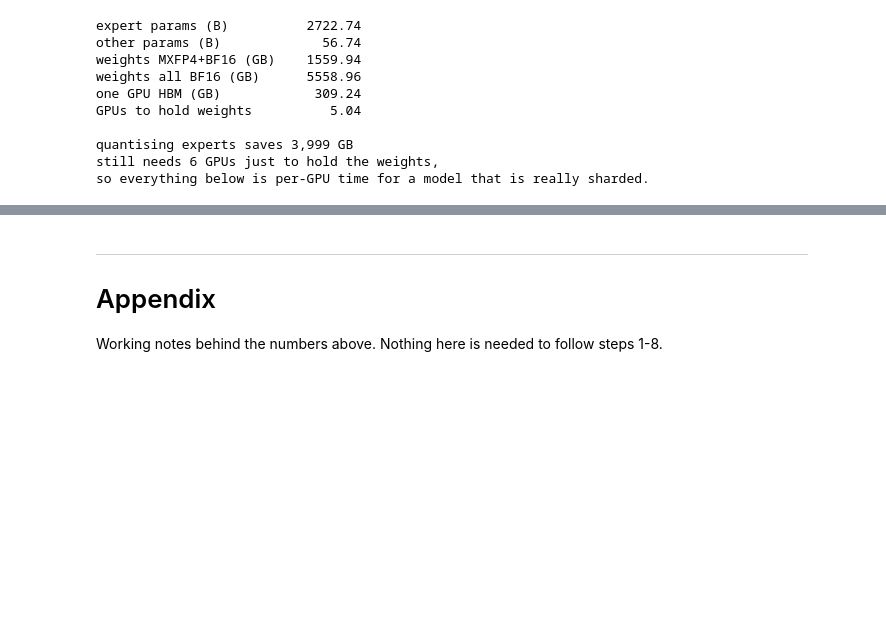
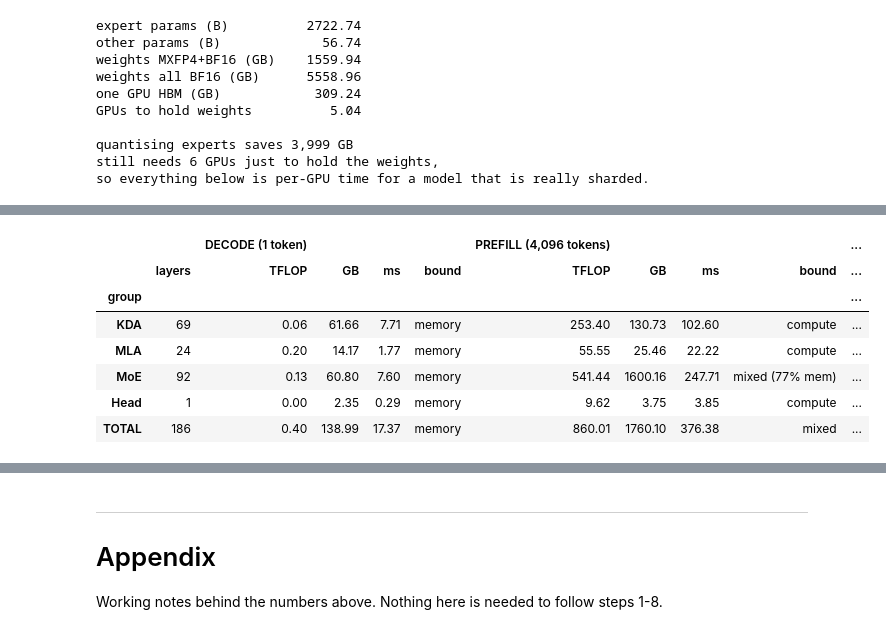
Before and after one commit to dougUCN/kimik3-exercise, a Jupyter notebook: roofline.ipynb, the cells around one changed output, grey strips where cells are left out. Saved outputs shown, nothing was run; the diff lists cells and outputs as text; code cells hidden in the pictures; blank space fills up the shorter version.

```diff
--- a/roofline.ipynb
+++ b/roofline.ipynb
@@ -449,0 +142,11 @@ reads and writes. The quadratic work is real; the quadratic *traffic* is not.
+# %%
+summary(ops, pre, CHUNK).round(2)
+# %% [output]
+|  |  | DECODE (1 token) |  |  |  | PREFILL (4,096 tokens) |  |  |  | ... |
+|  | layers | TFLOP | GB | ms | bound | TFLOP | GB | ms | bound | ... |
+| group |  |  |  |  |  |  |  |  |  | ... |
+| KDA | 69 | 0.06 | 61.66 | 7.71 | memory | 253.40 | 130.73 | 102.60 | compute | ... |
+| MLA | 24 | 0.20 | 14.17 | 1.77 | memory | 55.55 | 25.46 | 22.22 | compute | ... |
+| MoE | 92 | 0.13 | 60.80 | 7.60 | memory | 541.44 | 1600.16 | 247.71 | mixed (77% mem) | ... |
+| Head | 1 | 0.00 | 2.35 | 0.29 | memory | 9.62 | 3.75 | 3.85 | compute | ... |
+| TOTAL | 186 | 0.40 | 138.99 | 17.37 | memory | 860.01 | 1760.10 | 376.38 | mixed | ... |
```
Also changed, not shown: parts of 37 cells of this notebook, 1 other file.
